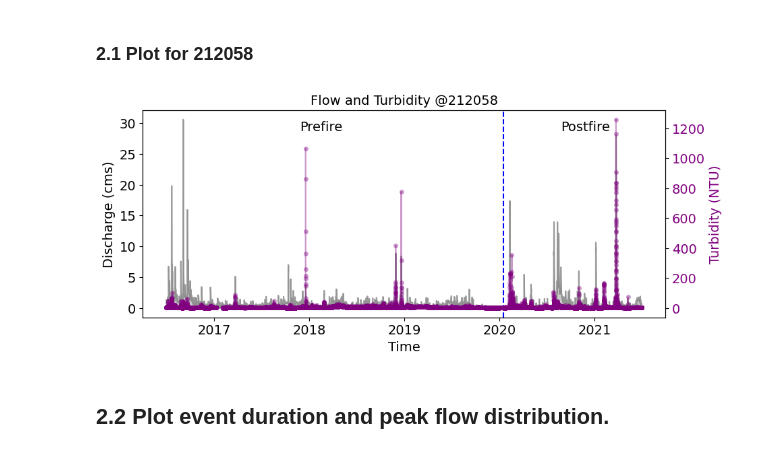
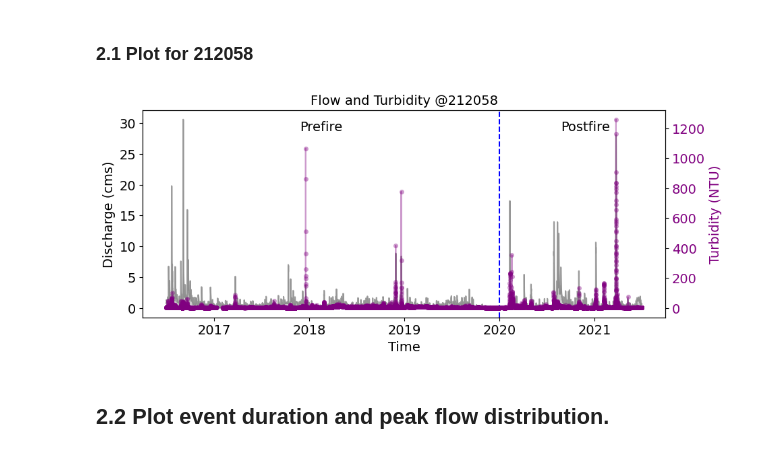
Before and after one commit to QianWanghhu/BushFireWQ, a Jupyter notebook: src/Explore_212058_CQ.ipynb, the cells around one changed output. Cells and saved outputs as stored; diff of their text form; code cells hidden in the pictures.

Commit message:
Change the start of postfire period to 2020-01-01

```diff
--- a/src/Explore_212058_CQ.ipynb
+++ b/src/Explore_212058_CQ.ipynb
@@ -14,7 +14,7 @@ from functions import plot_storm_cq
 # Define dir and site
 site = '212058'
 fig_dir = f'../output/figs/{site}/'
-date_postfire = pd.to_datetime('2020-01-17')
+date_postfire = pd.to_datetime('2020-01-01')
 date_postyear = pd.to_datetime('2021-06-30')
 date_preyear = pd.to_datetime('2016-07-01')
 freq = 'Hourly'
@@ -54,35 +54,35 @@ cq_plot = cq_data[(cq_data['Datetime'] <= date_postyear) & (cq_data['Datetime']
 # cq_plot = cq_data
 cols = cq_plot.columns
 # Adding a title
 plt.title(f'Flow and Turbidity @{site}', fontsize = font_size)
 # Plot discharge using Seaborn
 ax = sns.lineplot(x=cols[0], y=cols[-1], data=cq_plot, color='grey', alpha=0.7)
 # Fill the area below the line
 ax.fill_between(cq_plot[cols[0]], cq_plot[cols[-1]], color='grey',  alpha=0.4)
 ax.set_ylabel(cols[-1], color='black', fontsize = font_size)
 ax.tick_params(axis='y', labelcolor='black', labelsize = font_size)
 # ax.set_yscale('log')
 # ax.set_ylim(0.01, 1e3)
 # Create a second y-axis for rainfall
 ax2 = ax.twinx()
 
 # Plot Turbidity using Seaborn
 sns.lineplot(x=cols[0], y=cols[2], data=cq_plot, ax=ax2, color='purple', marker='o', \
             markeredgecolor='none', alpha = 0.4, markersize = 5)
 ax2.set_ylabel(cols[2], color='purple', fontsize = font_size)
 ax2.tick_params(axis='y', labelcolor='purple', labelsize = font_size)
 ax.tick_params(axis='x', labelsize = font_size)
 ax.set_xlabel('Time', fontsize = font_size)
 # ax2.set_yscale('log')
 # Add a horizontal line at a specific y-value (for example, y = 5)
-ax.axvline(x=pd.to_datetime('2020-01-17'), color='blue', linestyle='--', label='Threshold Line')
+ax.axvline(x=date_postfire, color='blue', linestyle='--', label='Threshold Line')
 plt.text(0.3, 0.9, 'Prefire', transform=ax.transAxes, fontsize = font_size)
 plt.text(0.8, 0.9, 'Postfire', transform=ax.transAxes, fontsize = font_size)
 
 # Show the plot
 plt.savefig(f'../output/figs/{site}/{site}_{freq}_CQ_whole_timeseries.png', bbox_inches = 'tight', dpi=300, format = 'png')
 # %% [output]
-[figure, old version]
+[figure, new version]
 # %% [markdown]
 ## 2.2 Plot event duration and peak flow distribution.
 # %%
```
Also changed, not shown: parts of 1 cell of this notebook, 1 other file.
